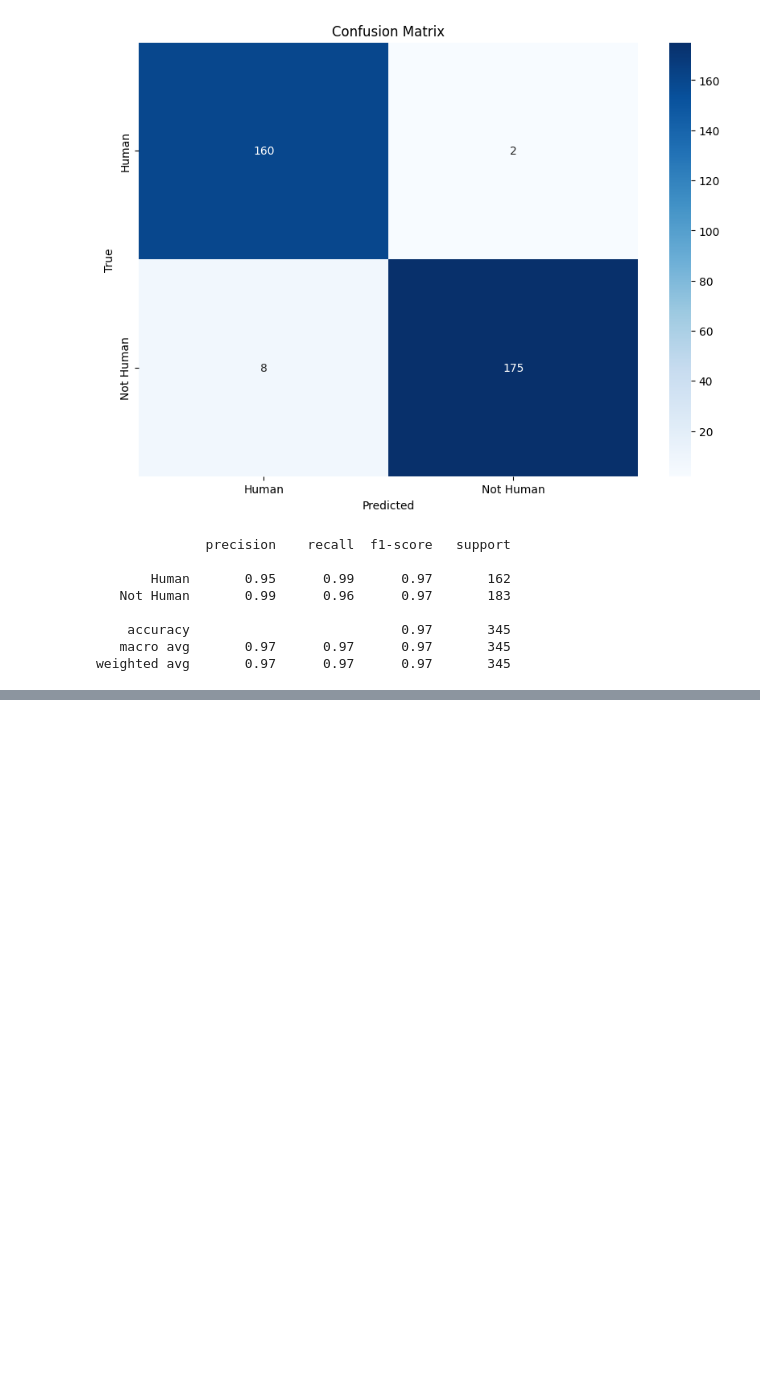
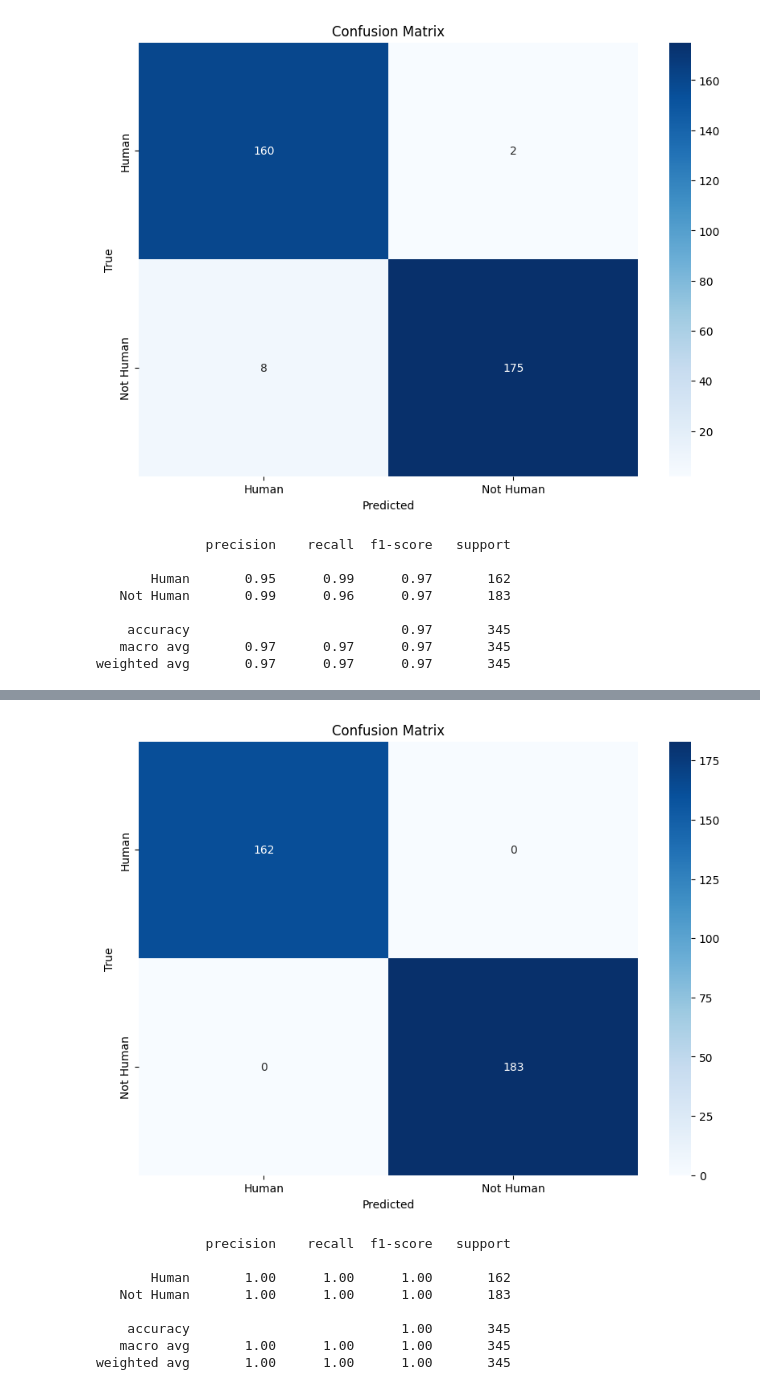
Before and after one commit to Bangkit-C242-PS177/ML, a Jupyter notebook: face_detection.ipynb, the cells around one changed output, grey strips where cells are left out. Cells and saved outputs as stored; diff of their text form; code cells hidden in the pictures; blank space fills up the shorter version.

```diff
--- a/face_detection.ipynb
+++ b/face_detection.ipynb
@@ -460,0 +548,26 @@ Captures:
+# %%
+# Evaluasi model pada data testing
+loss, accuracy = model.evaluate(ds_test)
+print(f'Testing Loss: {loss}, Testing Accuracy: {accuracy}')
+
+# Membuat prediksi pada data testing
+y_pred = model.predict(ds_test)
+y_pred_classes = (y_pred > 0.5).astype(int).flatten()  # Konversi probabilitas ke kelas biner (0 atau 1)
+
+# Mendapatkan label aktual
+y_true = np.concatenate([y for x, y in ds_test], axis=0).astype(int).flatten()
+
+# Menghitung confusion matrix
+cm = confusion_matrix(y_true, y_pred_classes)
+
+# Menampilkan confusion matrix
+plt.figure(figsize=(10, 7))
+sns.heatmap(cm, annot=True, fmt='d', cmap='Blues', xticklabels=['Human', 'Not Human'], yticklabels=['Human', 'Not Human'])
+plt.xlabel('Predicted')
+plt.ylabel('True')
+plt.title('Confusion Matrix')
+plt.show()
+
+# Menampilkan laporan klasifikasi
+print(classification_report(y_true, y_pred_classes, target_names=['Human', 'Not Human']))
+# %% [output]
@@ -460,0 +577,9 @@ Captures:
+[figure, added]
+              precision    recall  f1-score   support
+
+       Human       1.00      1.00      1.00       162
+   Not Human       1.00      1.00      1.00       183
+
+    accuracy                           1.00       345
+   macro avg       1.00      1.00      1.00       345
+weighted avg       1.00      1.00      1.00       345
```
Also changed, not shown: parts of 13 cells of this notebook, 23 other files.
